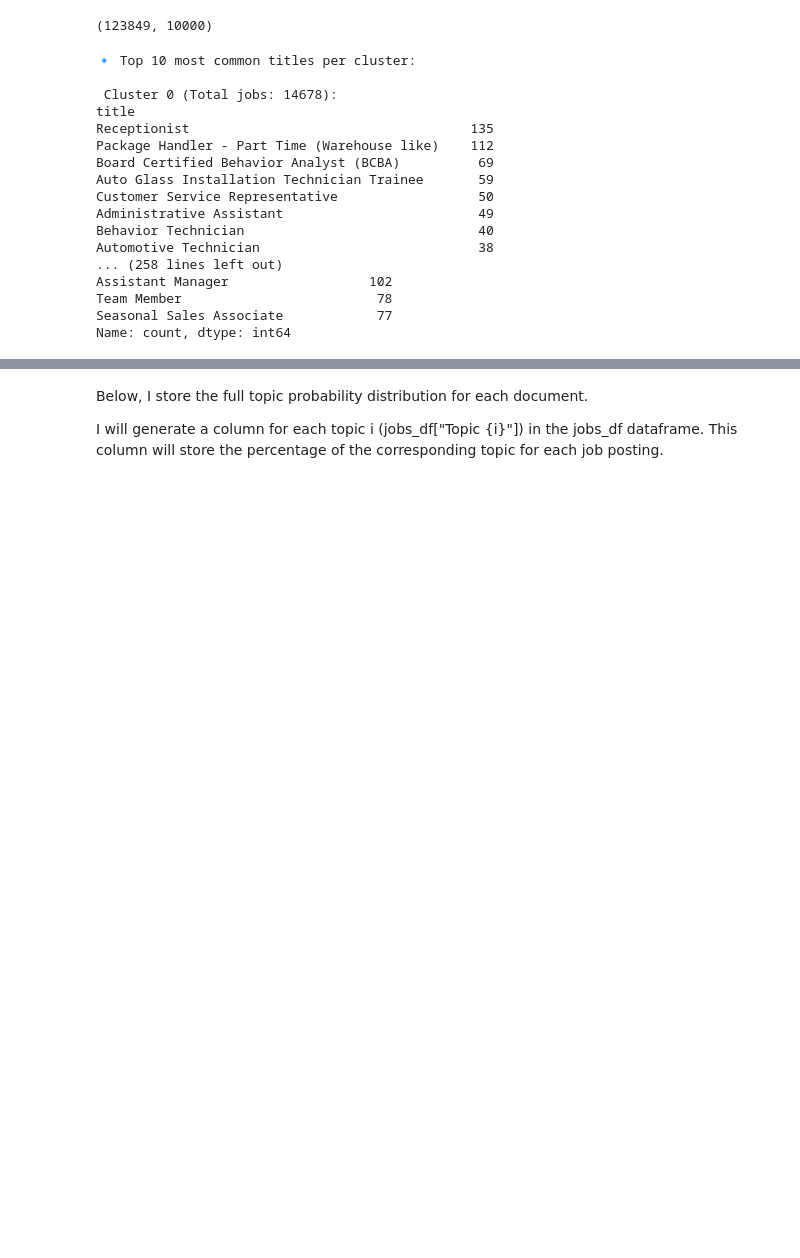
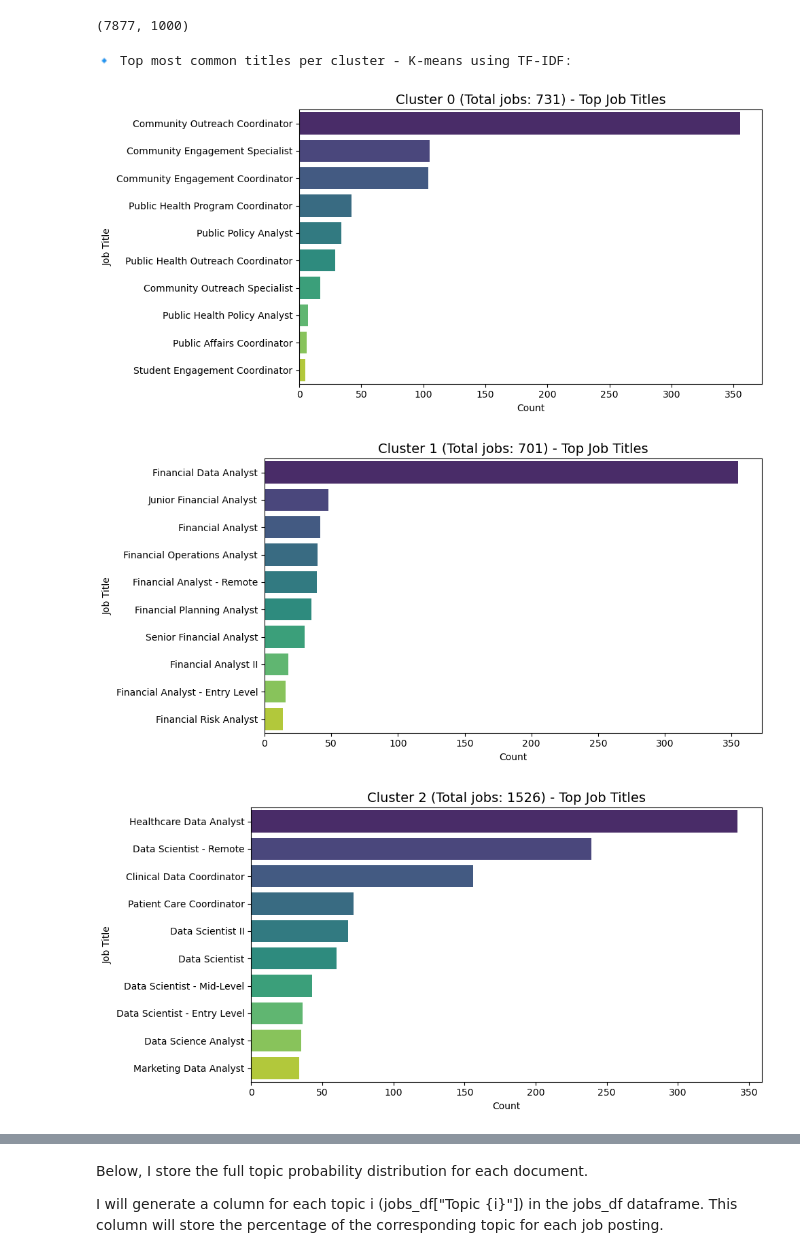
Before and after one commit to yukyungkoh/job-postings-data-project, a Jupyter notebook: 1_categorize-job-titles/3_approach3-unsupervised.ipynb, the cells around one changed output, grey strips where cells are left out. Cells and saved outputs as stored; diff of their text form; code cells hidden in the pictures; blank space fills up the shorter version.

```diff
--- a/1_categorize-job-titles/3_approach3-unsupervised.ipynb
+++ b/1_categorize-job-titles/3_approach3-unsupervised.ipynb
@@ -162,53 +142,49 @@ In this section, I will use K-means clustering method to categorize job postings
 # %%
-## --------------------------------------
-## STEP 1: Vectorize Text with TF-IDF
-## --------------------------------------
+# --------------------------------------
+# STEP 1: Vectorize Text with TF-IDF
+# --------------------------------------
 ## Note:
 ##  - K-means only works on numerical data. Hence, need to convert text into numerical representations
 
 from sklearn.feature_extraction.text import TfidfVectorizer
 
-vectorizer = TfidfVectorizer(max_features=10000,
+vectorizer = TfidfVectorizer(max_features=1000,
                              stop_words='english',
                              ngram_range=(1, 2))
-X_tfidf = vectorizer.fit_transform(jobs_df['all_text'])
+X_tfidf = vectorizer.fit_transform(posting_df['all_text'])
 print(X_tfidf.shape)  ## (123849, 10000) => 123849 postings and 10000 most important uni/bigrams
 # %% [output]
-(123849, 10000)
+(7877, 1000)
 # %%
-## --------------------------------------
-## STEP 2: Apply K-Means
-## --------------------------------------
+# --------------------------------------
+# STEP 2: Apply K-Means
+# --------------------------------------
 from sklearn.cluster import KMeans
 
-k = 20  # 10 clusters
+k = 11  # 11 clusters
 kmeans_tfidf = KMeans(n_clusters=k, random_state=42)
-jobs_df['kmeans_tfidf_cluster'] = kmeans_tfidf.fit_predict(X_tfidf)
+posting_df['kmeans_tfidf_cluster'] = kmeans_tfidf.fit_predict(X_tfidf)
 # %%
-## --------------------------------------
-## STEP 3: Examine Cluster Results
-## --------------------------------------
-print("🔹 Top 10 most common titles per cluster:")
+# --------------------------------------
+# STEP 3: Examine Cluster Results
+# --------------------------------------
+# Top job titles in each cluster
+print("🔹 Top most common titles per cluster - K-means using TF-IDF:")
 for i in range(k):
-    cluster_df = jobs_df[jobs_df['kmeans_tfidf_cluster'] == i]
+    cluster_df = posting_df[posting_df['kmeans_tfidf_cluster'] == i]
     total_in_cluster = len(cluster_df)
-    print(f"\n Cluster {i} (Total jobs: {total_in_cluster}):")
-    print(cluster_df['title'].value_counts().head(10))
+
+    top_titles = cluster_df['job_title'].value_counts().head(10)
+
+    plt.figure(figsize=(10, 5))
+    sns.barplot(x=top_titles.values, y=top_titles.index, palette='viridis', hue=top_titles.index, legend=False)
+    plt.title(f"Cluster {i} (Total jobs: {total_in_cluster}) - Top Job Titles", fontsize=14)
+    plt.xlabel("Count")
+    plt.ylabel("Job Title")
+    plt.tight_layout()
+    plt.show()
 # %% [output]
-🔹 Top 10 most common titles per cluster:
-
- Cluster 0 (Total jobs: 14678):
-title
-Receptionist                                    135
-Package Handler - Part Time (Warehouse like)    112
-Board Certified Behavior Analyst (BCBA)          69
-Auto Glass Installation Technician Trainee       59
-Customer Service Representative                  50
-Administrative Assistant                         49
-Behavior Technician                              40
-Automotive Technician                            38
-... (258 lines left out)
-Assistant Manager                  102
-Team Member                         78
-Seasonal Sales Associate            77
-Name: count, dtype: int64
+🔹 Top most common titles per cluster - K-means using TF-IDF:
+[figure, added]
+[figure, added]
+[figure, added]
```
Also changed, not shown: parts of 44 cells of this notebook, 1 other file.
